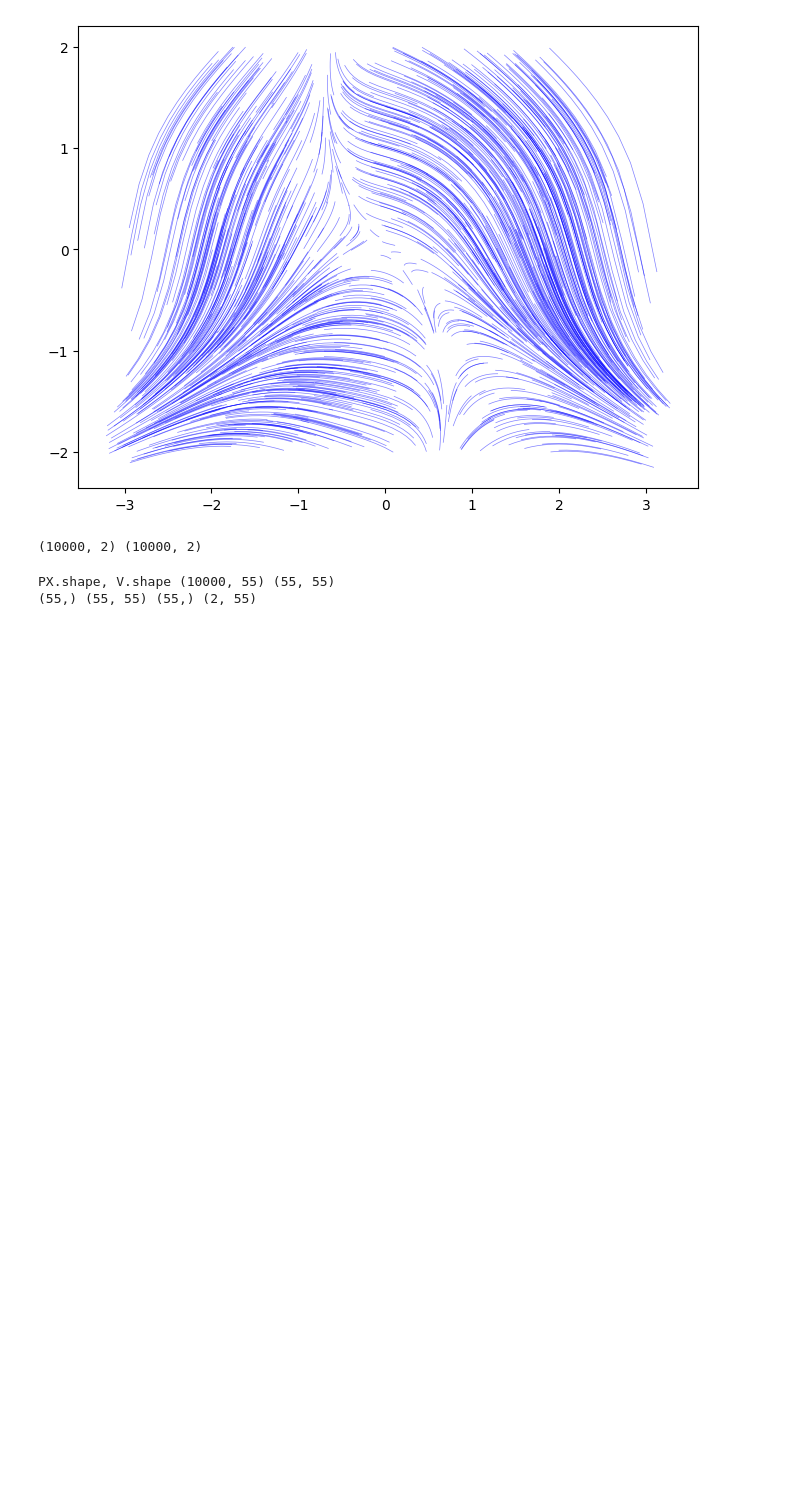
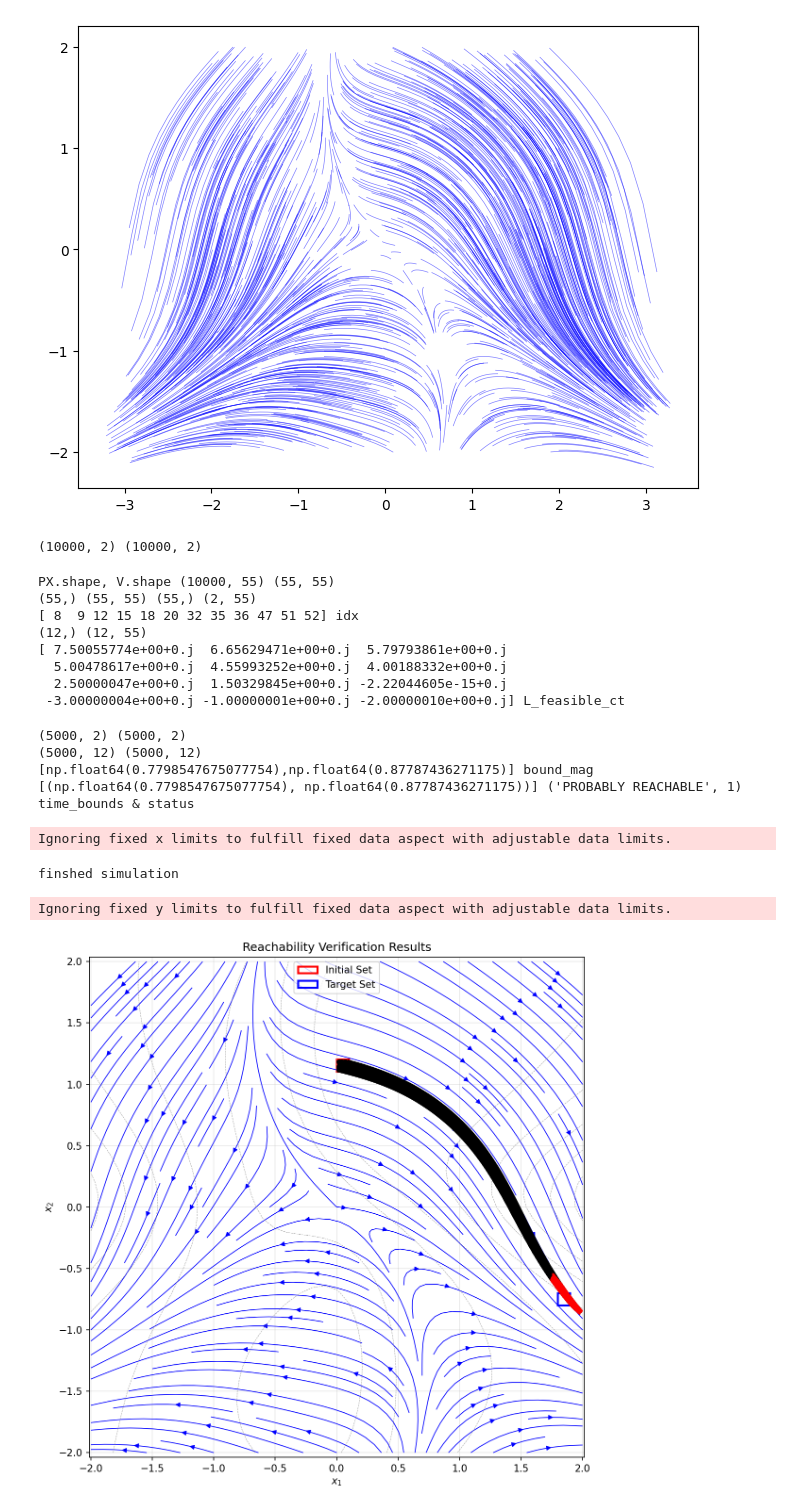
Before and after one commit to JianqiangDing/Residual-Dynamic-Mode-Decomposition, a Jupyter notebook: examples/NL_EIG_REA_BOX_AE.ipynb, the cells around one changed output. Saved outputs shown, nothing was run; the diff lists cells and outputs as text; code cells hidden in the pictures; blank space fills up the shorter version.

```diff
--- a/examples/NL_EIG_REA_BOX_AE.ipynb
+++ b/examples/NL_EIG_REA_BOX_AE.ipynb
@@ -67,6 +67,7 @@ print(X.shape, Y.shape)
 (10000, 2) (10000, 2)
 # %%
 # now apply the resdmd algorithm
+
 
 L, V, residuals, observables, PX, PY, K = ddrv.algo.resdmd(
     X, Y, observe_params={"basis": "poly", "degree": 9}
@@ -78,6 +79,66 @@ print(
     residuals.shape,
     observables.shape,
 )
+
+# define the threshold for the residuals
+threshold = 1e-4  # CAUTION: but for larger threshold, the results are not good, like threshold = 1e-2, which is make sense in fact
+# get the eigenvalues and eigenvectors with residuals less than the threshold
+idx = np.where(residuals < threshold)[0]
+print(idx, "idx")
+L_feasible_dt = L[idx]  #  these are discrete eigenvalues
+# get the continuous eigenvalues
+L_feasible_ct = np.log(L_feasible_dt) / DELTA_T
+# get the feasible eigenvectors
+V_feasible = V[:, idx].T
+print(L_feasible_dt.shape, V_feasible.shape)
+print(L_feasible_ct, "L_feasible_ct")
 # %% [output]
 PX.shape, V.shape (10000, 55) (55, 55)
 (55,) (55, 55) (55,) (2, 55)
+[ 8  9 12 15 18 20 32 35 36 47 51 52] idx
+(12,) (12, 55)
+[ 7.50055774e+00+0.j  6.65629471e+00+0.j  5.79793861e+00+0.j
+  5.00478617e+00+0.j  4.55993252e+00+0.j  4.00188332e+00+0.j
+  2.50000047e+00+0.j  1.50329845e+00+0.j -2.22044605e-15+0.j
+ -3.00000004e+00+0.j -1.00000001e+00+0.j -2.00000010e+00+0.j] L_feasible_ct
+# %%
+# apply the reachability verification algorithm
+
+# define the initial set, and target set for reachability verification
+X0 = [[0, 0.1], [1.1, 1.2]]
+XF = [[1.8, 1.9], [-0.8, -0.7]]
+
+pts_X0 = ddrv.common.sample_box_set(X0, 5000)
+pts_XF = ddrv.common.sample_box_set(XF, 5000)
+print(pts_X0.shape, pts_XF.shape)
+
+# evaluate the eigenfunctions on the initial set and target set samples
+ef0_vals = observables.eval_mod(pts_X0, V_feasible)
+efF_vals = observables.eval_mod(pts_XF, V_feasible)
+print(ef0_vals.shape, efF_vals.shape)
+
+# compute the reach time bounds
+time_bounds, status = ddrv.algo.compute_reach_time_bounds(
+    ef0_vals, efF_vals, L_feasible_ct
+)
+print(time_bounds, status, "time_bounds & status")
+# %% [output]
+(5000, 2) (5000, 2)
+(5000, 12) (5000, 12)
+[np.float64(0.7798547675077754),np.float64(0.87787436271175)] bound_mag
+[(np.float64(0.7798547675077754), np.float64(0.87787436271175))] ('PROBABLY REACHABLE', 1) time_bounds & status
+# %%
+# visualize the reachability verification results
+ddrv.viz.vis_rv(
+    NL_EIG.get_numerical_dynamics(),
+    domain=[[-2, 2], [-2, 2]],
+    bounds=time_bounds,
+    dt=0.01,
+    initial_set=X0,
+    target_set=XF,
+)
+# %% [output]
+Ignoring fixed x limits to fulfill fixed data aspect with adjustable data limits.
+finshed simulation
+Ignoring fixed y limits to fulfill fixed data aspect with adjustable data limits.
+[figure, added]
```
Also changed, not shown: 11 other files.
